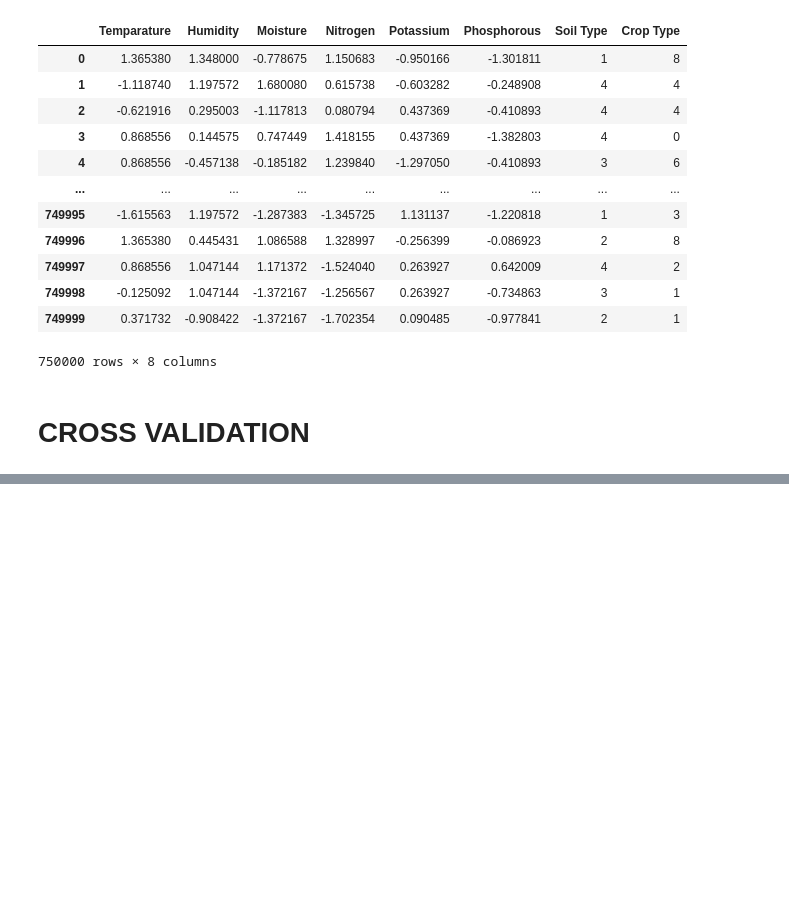
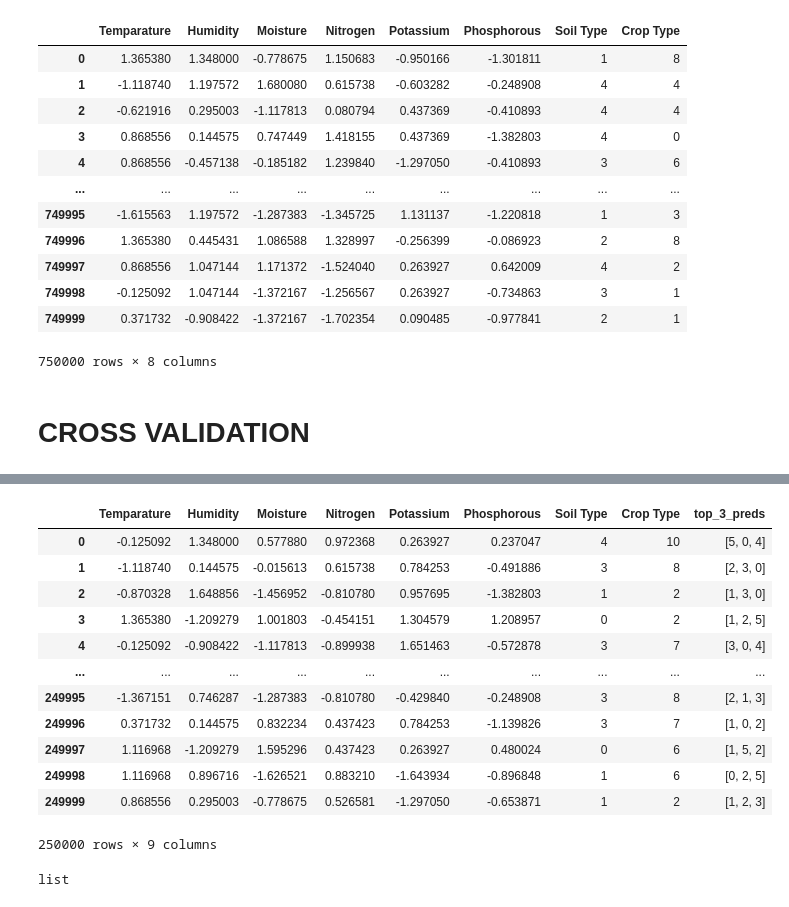
Before and after one commit to kakuly04/Predicting-Optimal-Fertilizers, a Jupyter notebook: main.ipynb, the cells around one changed output, grey strips where cells are left out. Drawn from its saved outputs; the diff is of its cells as text; code cells hidden in the pictures; blank space fills up the shorter version.

```diff
--- a/main.ipynb
+++ b/main.ipynb
@@ -268,5 +268,5 @@ def run_optuna_map3_optimization(X, y, n_trials=30, n_splits=5):
     return study.best_params, study.best_value
 # %%
 # Run Optuna optimization for MAP@3
-best_params, best_score = run_optuna_map3_optimization(X, Y_target, n_trials=30, n_splits=5)
+best_params, best_score = run_optuna_map3_optimization(X, Y_target, n_trials=1, n_splits=5)
 # %% [output]
@@ -318,5 +330,7 @@ model_instance.fit(X, Y_target)
+# %%
+X_test = df_test
 # %%
 y_test_probs = model_instance.predict_proba(X_test)
-top_3_preds = np.argsort(y_val_probs, axis=1)[:, ::-1][:, :3]
+top_3_preds = np.argsort(y_test_probs, axis=1)[:, ::-1][:, :3]
 # %%
 top_3_preds
@@ -322,0 +345,22 @@ top_3_preds
+# %%
+X_test['top_3_preds'] = top_3_preds.tolist()
+# %%
+X_test
+# %% [output]
+|  | Temparature | Humidity | Moisture | Nitrogen | Potassium | Phosphorous | Soil Type | Crop Type | top_3_preds |
+| 0 | -0.125092 | 1.348000 | 0.577880 | 0.972368 | 0.263927 | 0.237047 | 4 | 10 | [5, 0, 4] |
+| 1 | -1.118740 | 0.144575 | -0.015613 | 0.615738 | 0.784253 | -0.491886 | 3 | 8 | [2, 3, 0] |
+| 2 | -0.870328 | 1.648856 | -1.456952 | -0.810780 | 0.957695 | -1.382803 | 1 | 2 | [1, 3, 0] |
+| 3 | 1.365380 | -1.209279 | 1.001803 | -0.454151 | 1.304579 | 1.208957 | 0 | 2 | [1, 2, 5] |
+| 4 | -0.125092 | -0.908422 | -1.117813 | -0.899938 | 1.651463 | -0.572878 | 3 | 7 | [3, 0, 4] |
+| ... | ... | ... | ... | ... | ... | ... | ... | ... | ... |
+| 249995 | -1.367151 | 0.746287 | -1.287383 | -0.810780 | -0.429840 | -0.248908 | 3 | 8 | [2, 1, 3] |
+| 249996 | 0.371732 | 0.144575 | 0.832234 | 0.437423 | 0.784253 | -1.139826 | 3 | 7 | [1, 0, 2] |
+| 249997 | 1.116968 | -1.209279 | 1.595296 | 0.437423 | 0.263927 | 0.480024 | 0 | 6 | [1, 5, 2] |
+| 249998 | 1.116968 | 0.896716 | -1.626521 | 0.883210 | -1.643934 | -0.896848 | 1 | 6 | [0, 2, 5] |
+| 249999 | 0.868556 | 0.295003 | -0.778675 | 0.526581 | -1.297050 | -0.653871 | 1 | 2 | [1, 2, 3] |
+250000 rows × 9 columns
+# %%
+type(X_test.at[0, 'top_3_preds'])
+# %% [output]
+list
```
Also changed, not shown: parts of 11 cells of this notebook, 1 other file.
